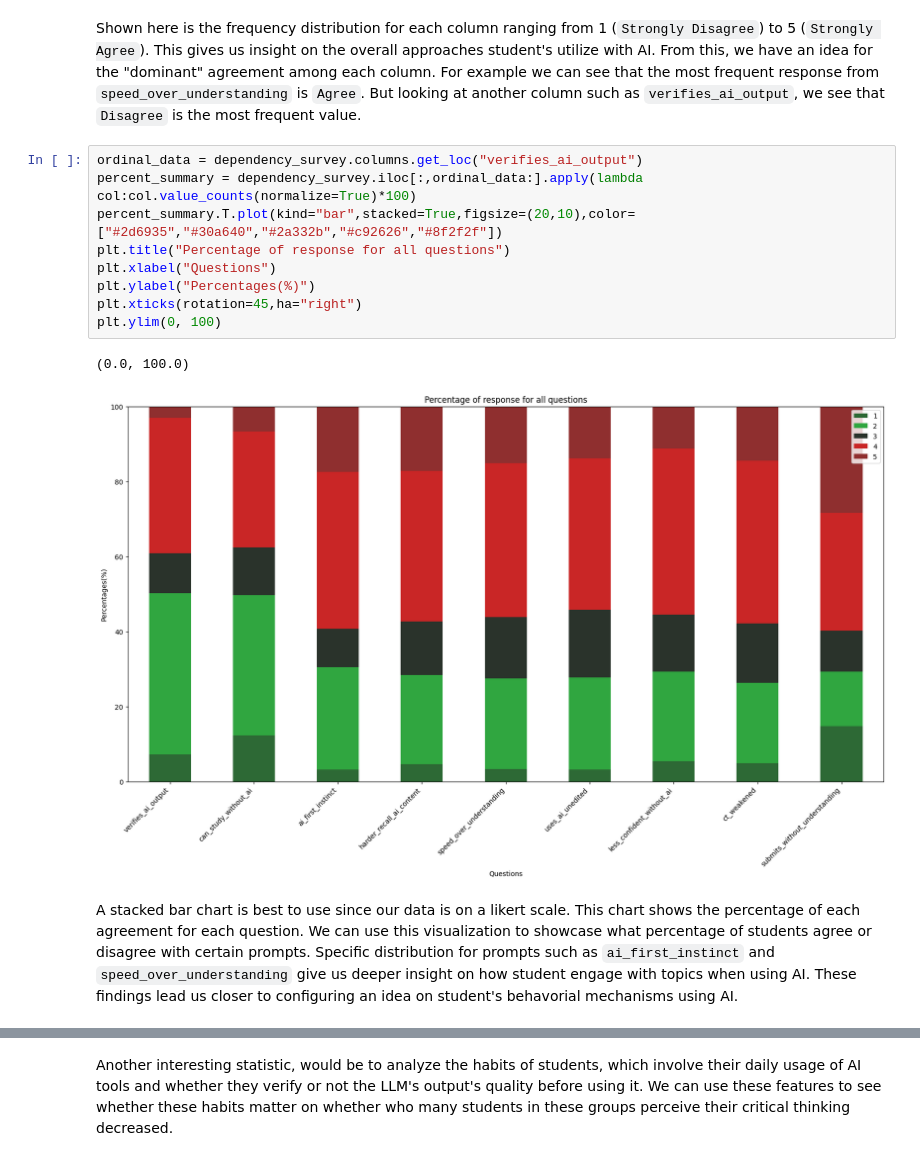
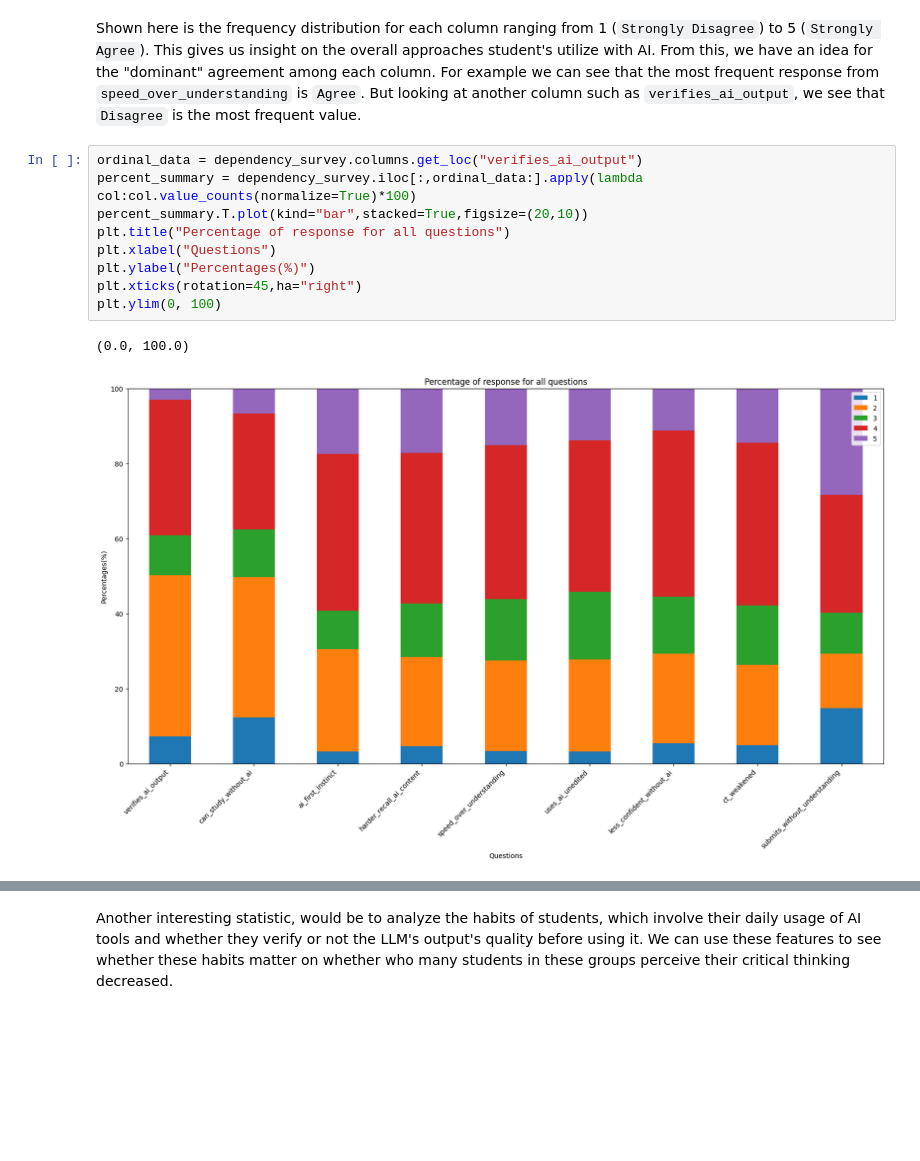
Before and after one commit to Henry6833/Henry6833.github.io, a Jupyter notebook: Milestone1.ipynb, the cells around one changed output, grey strips where cells are left out. Cells and saved outputs as stored; diff of their text form; blank space fills up the shorter version.

````diff
--- a/Milestone1.ipynb
+++ b/Milestone1.ipynb
@@ -269,17 +284,15 @@ Shown here is the frequency distribution for each column ranging from 1 (`Strong
 # %%
 ordinal_data = dependency_survey.columns.get_loc("verifies_ai_output")
 percent_summary = dependency_survey.iloc[:,ordinal_data:].apply(lambda col:col.value_counts(normalize=True)*100)
-percent_summary.T.plot(kind="bar",stacked=True,figsize=(20,10),color=["#2d6935","#30a640","#2a332b","#c92626","#8f2f2f"])
+percent_summary.T.plot(kind="bar",stacked=True,figsize=(20,10))
 plt.title("Percentage of response for all questions")
 plt.xlabel("Questions")
 plt.ylabel("Percentages(%)")
 plt.xticks(rotation=45,ha="right")
 plt.ylim(0, 100)
 # %% [output]
 (0.0, 100.0)
-[figure, old version]
+[figure, new version]
-# %% [markdown]
-A stacked bar chart is best to use since our data is on a likert scale. This chart shows the percentage of each agreement for each question. We can use this visualization to showcase what percentage of students agree or disagree with certain prompts. Specific distribution for prompts such as ```ai_first_instinct``` and ```speed_over_understanding``` give us deeper insight on how student engage with topics when using AI. These findings lead us closer to configuring an idea on student's behavorial mechanisms using AI.
 # %%
 dependency_survey.verifies_ai_output
 # %% [output]
````
Also changed, not shown: parts of 9 cells of this notebook.
